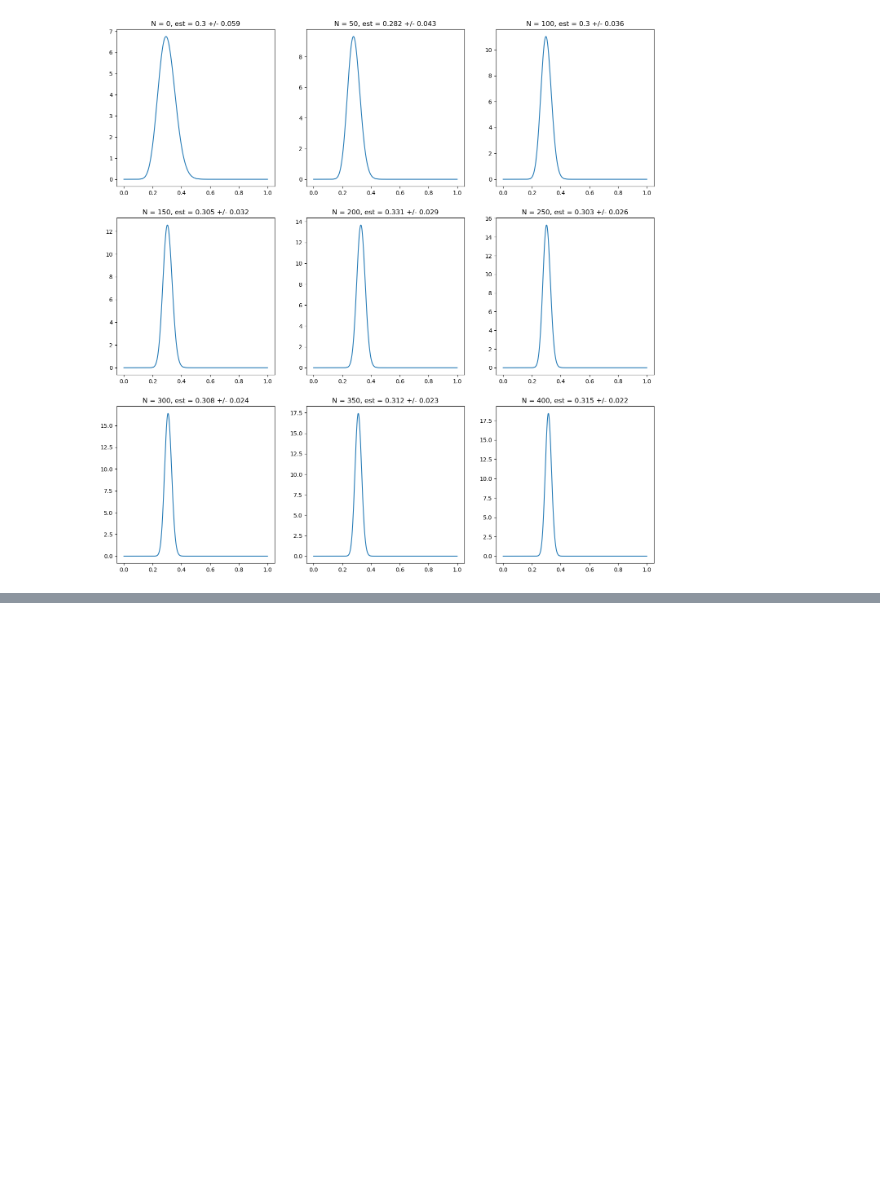
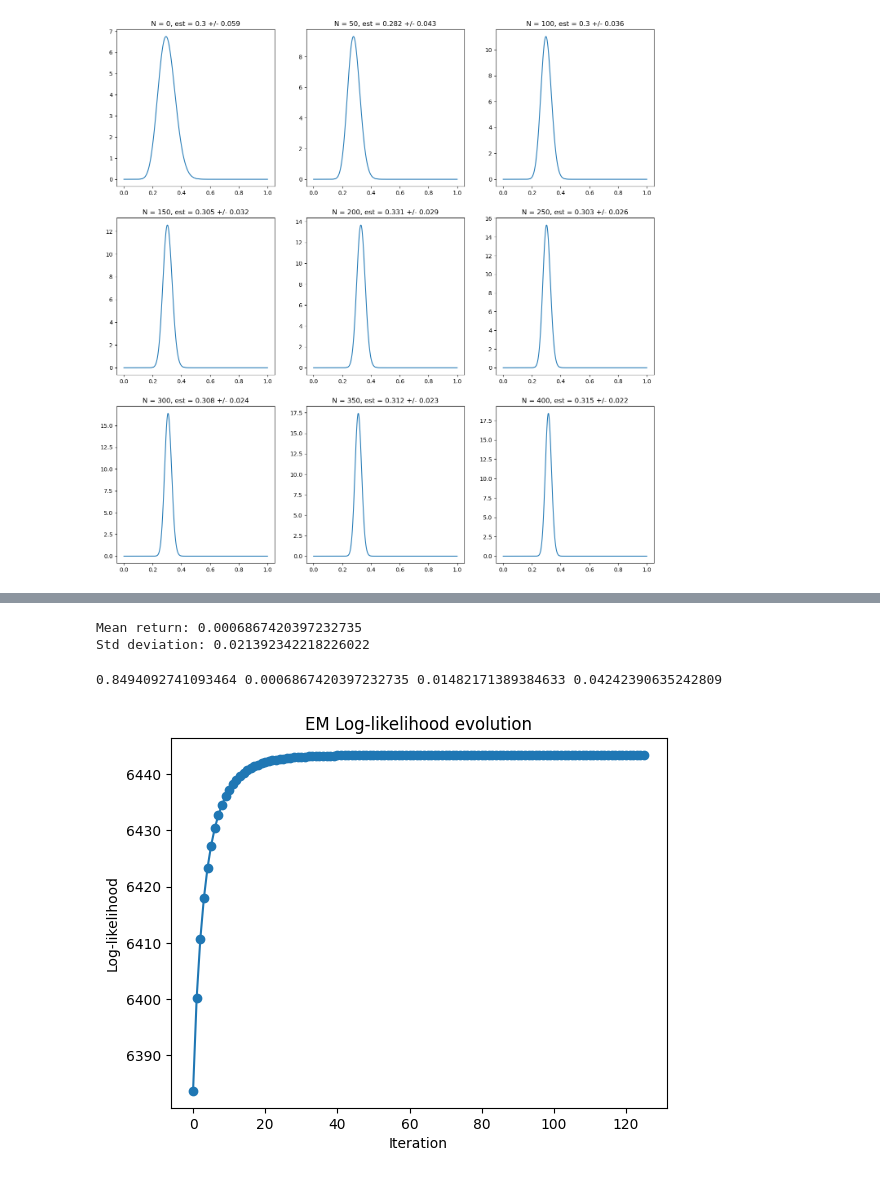
Before and after one commit to xaviweise/aaat, a Jupyter notebook: _build/jupyter_execute/notebooks/bayesian_theory.ipynb, the cells around one changed output, grey strips where cells are left out. Drawn from its saved outputs; the diff is of its cells as text; code cells hidden in the pictures; blank space fills up the shorter version.

```diff
--- a/_build/jupyter_execute/notebooks/bayesian_theory.ipynb
+++ b/_build/jupyter_execute/notebooks/bayesian_theory.ipynb
@@ -111,0 +174,44 @@ for i in range(9):
+# %%
+import yfinance as yf
+import numpy as np
+
+# Define ticker
+bbva_tkr = yf.Ticker("BBVA.MC")
+
+# Get 10 years of daily adjusted close prices
+end_date = "2025-07-31"
+start_date = "2015-07-31"  # 10 years earlier
+data = bbva_tkr.history(start=start_date, end=end_date, interval="1d")["Close"]
+
+data = bbva_tkr.history(period="10y", interval="1d")["Close"]
+
+# Calculate daily returns
+bbva_ret = data.pct_change().dropna()
+
+# Print mean and standard deviation of returns
+print("Mean return:", np.mean(bbva_ret))
+print("Std deviation:", np.std(bbva_ret))
+# %% [output]
+Mean return: 0.0006867420397232735
+Std deviation: 0.021392342218226022
+# %%
+# We learn the model over the historical data. As a prior we assume there are only 10% anomalies in the dataset
+# The result is relatively robust to the choice of prior
+gbdm = TheGoodAndBadDataModel(0.99, np.mean(bbva_ret), np.std(bbva_ret), 2*np.std(bbva_ret))
+gbdm.learn(bbva_ret)
+
+# We have a look at the results: according to the model, there are 15% anomalies, with roughly a 3x standard deviation
+# This means the model detects that the distribution of returns is not accurately described by a single Gaussian
+print(gbdm.p_good, gbdm.mean, gbdm.std_good, gbdm.std_bad)
+# %% [output]
+0.8494092741093464 0.0006867420397232735 0.01482171389384633 0.04242390635242809
+# %%
+# Plot the log-likelihood history
+import matplotlib.pyplot as plt
+plt.plot(gbdm.loglik_history, marker="o")
+plt.xlabel("Iteration")
+plt.ylabel("Log-likelihood")
+plt.title("EM Log-likelihood evolution")
+plt.show()
+# %% [output]
+[figure, added]
```
Also changed, not shown: parts of 12 cells of this notebook, 41 other files.
